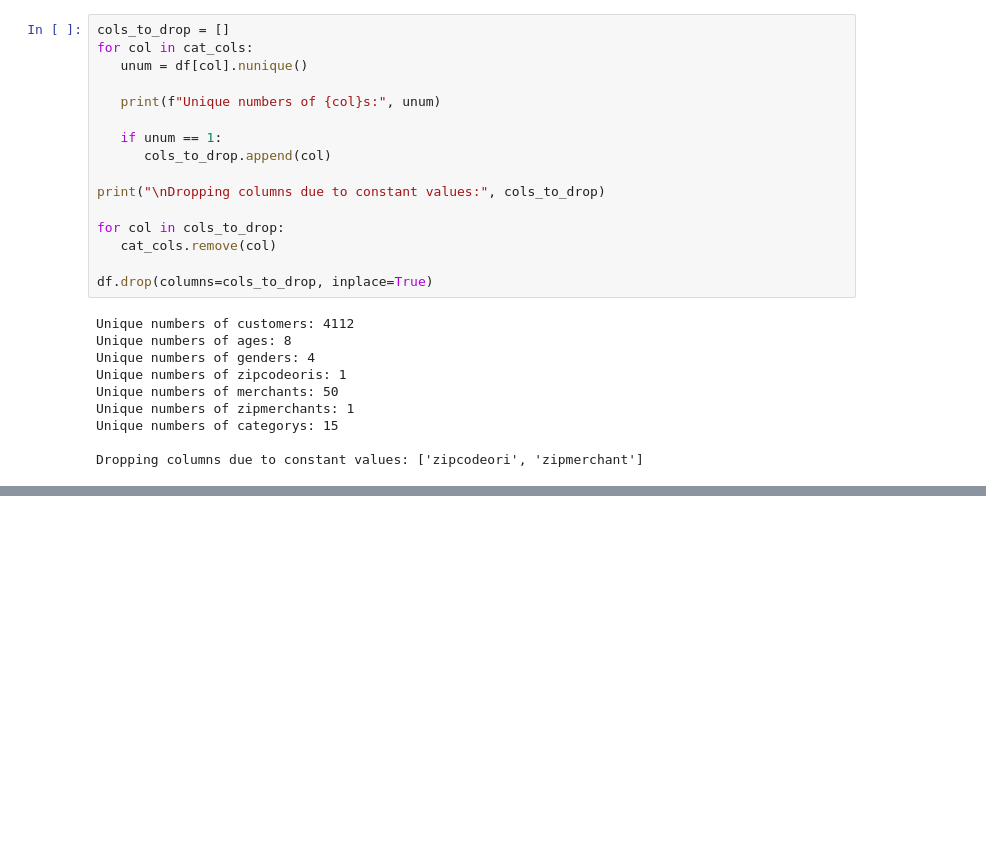
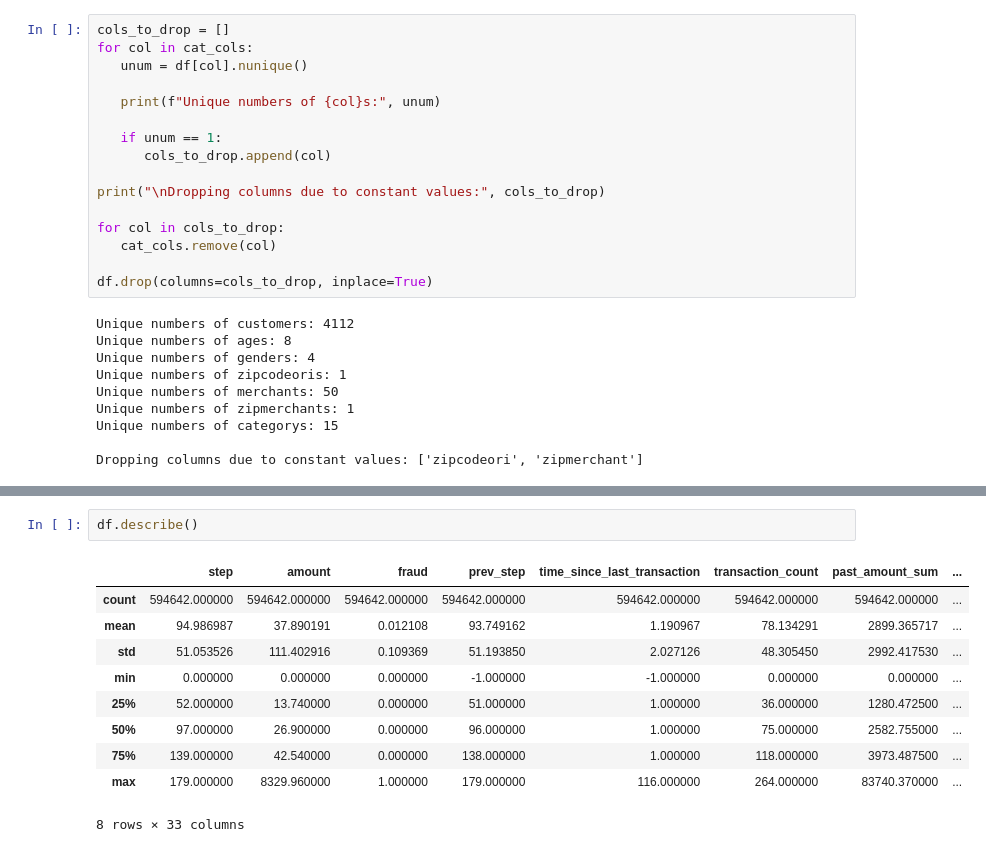
Before and after one commit to BaguetteJet/Fraud-Transaction-Detection, a Jupyter notebook: notebooks/data_books/RollingFeatureExtract.ipynb, the cells around one changed output, grey strips where cells are left out. Cells and saved outputs as stored; diff of their text form; blank space fills up the shorter version.

```diff
--- a/notebooks/data_books/RollingFeatureExtract.ipynb
+++ b/notebooks/data_books/RollingFeatureExtract.ipynb
@@ -193,0 +277,13 @@ True
+# %%
+df.describe()
+# %% [output]
+|  | step | amount | fraud | prev_step | time_since_last_transaction | transaction_count | past_amount_sum | ... |
+| count | 594642.000000 | 594642.000000 | 594642.000000 | 594642.000000 | 594642.000000 | 594642.000000 | 594642.000000 | ... |
+| mean | 94.986987 | 37.890191 | 0.012108 | 93.749162 | 1.190967 | 78.134291 | 2899.365717 | ... |
+| std | 51.053526 | 111.402916 | 0.109369 | 51.193850 | 2.027126 | 48.305450 | 2992.417530 | ... |
+| min | 0.000000 | 0.000000 | 0.000000 | -1.000000 | -1.000000 | 0.000000 | 0.000000 | ... |
+| 25% | 52.000000 | 13.740000 | 0.000000 | 51.000000 | 1.000000 | 36.000000 | 1280.472500 | ... |
+| 50% | 97.000000 | 26.900000 | 0.000000 | 96.000000 | 1.000000 | 75.000000 | 2582.755000 | ... |
+| 75% | 139.000000 | 42.540000 | 0.000000 | 138.000000 | 1.000000 | 118.000000 | 3973.487500 | ... |
+| max | 179.000000 | 8329.960000 | 1.000000 | 179.000000 | 116.000000 | 264.000000 | 83740.370000 | ... |
+8 rows × 33 columns
```
Also changed, not shown: parts of 11 cells of this notebook.
